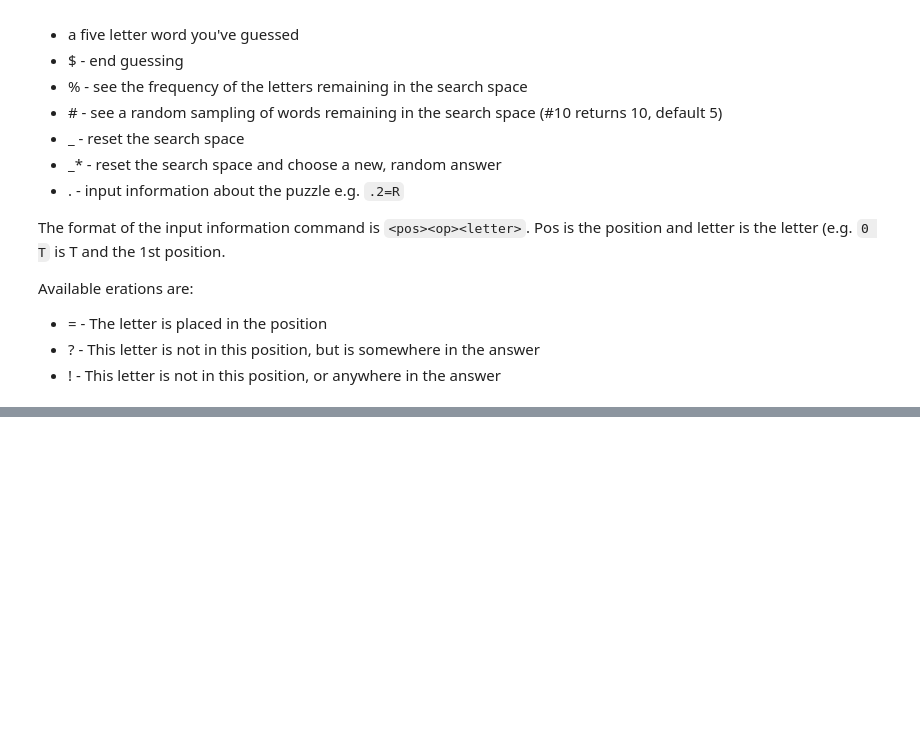
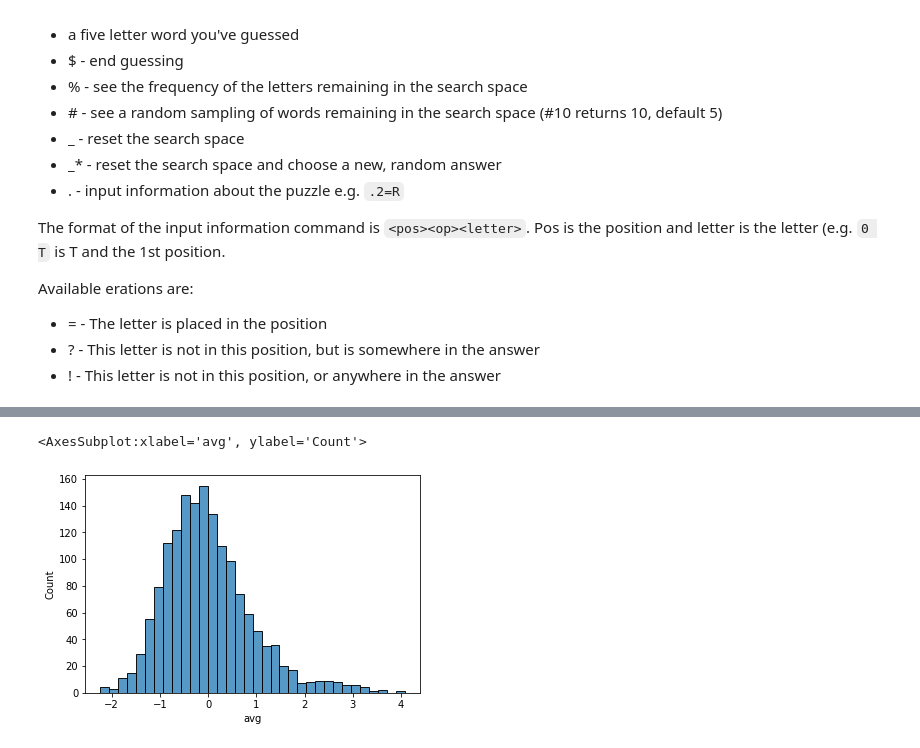
Before and after one commit to ACEnglish/wordlexp, a Jupyter notebook: Wordle.ipynb, the cells around one changed output, grey strips where cells are left out. Saved outputs shown, nothing was run; the diff lists cells and outputs as text; code cells hidden in the pictures; blank space fills up the shorter version.

```diff
--- a/Wordle.ipynb
+++ b/Wordle.ipynb
@@ -140,0 +146,7 @@ plt.axvline(scores.loc['LATER']['avg'], color='red')
+# %%
+
+from sklearn import preprocessing
+spd = preprocessing.StandardScaler().fit_transform(scores['speed'].values.reshape(-1,1))
+los = preprocessing.StandardScaler().fit_transform(scores['loss'].values.reshape(-1,1))
+# %%
+scores['avg'] = (spd + los) / 2
@@ -140,0 +163,5 @@ plt.axvline(scores.loc['LATER']['avg'], color='red')
+# %%
+sb.histplot(scores['avg'])
+# %% [output]
+<AxesSubplot:xlabel='avg', ylabel='Count'>
+[figure, added]
```
Also changed, not shown: parts of 8 cells of this notebook.
